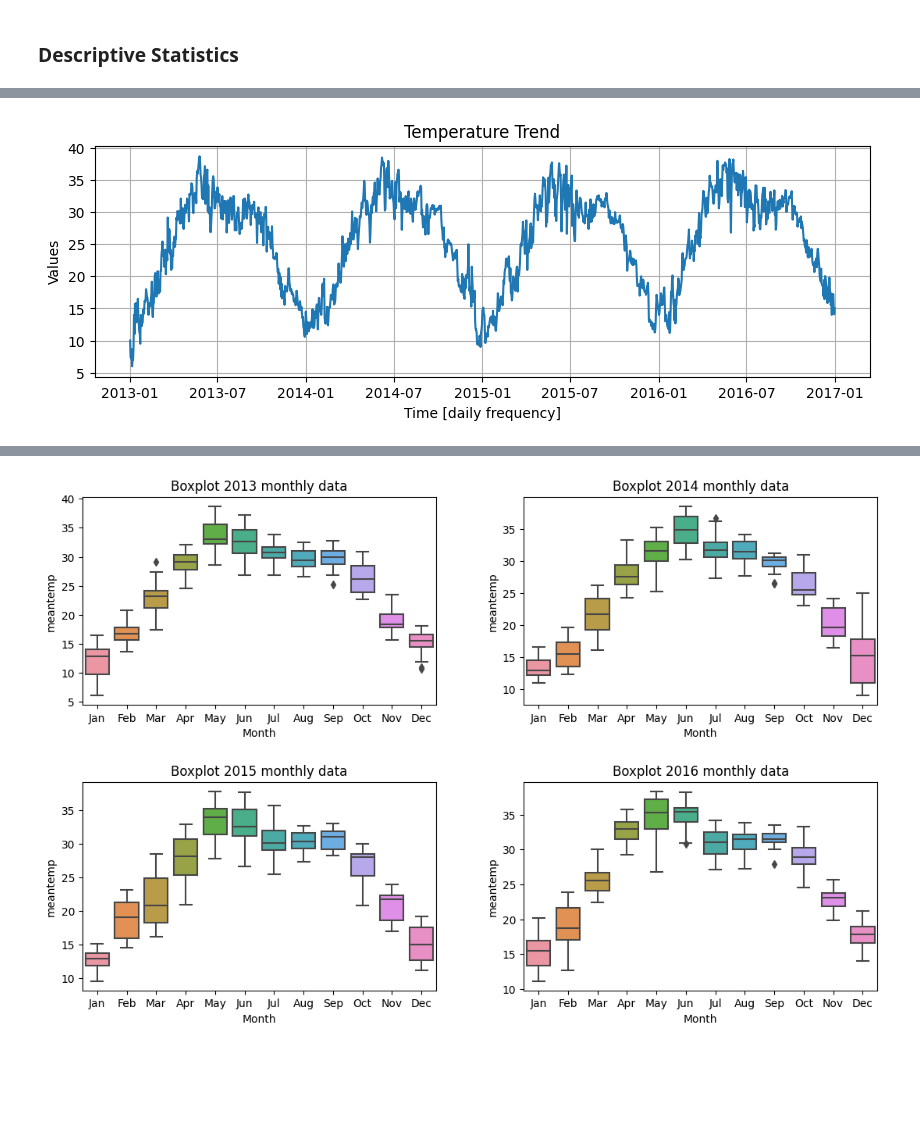
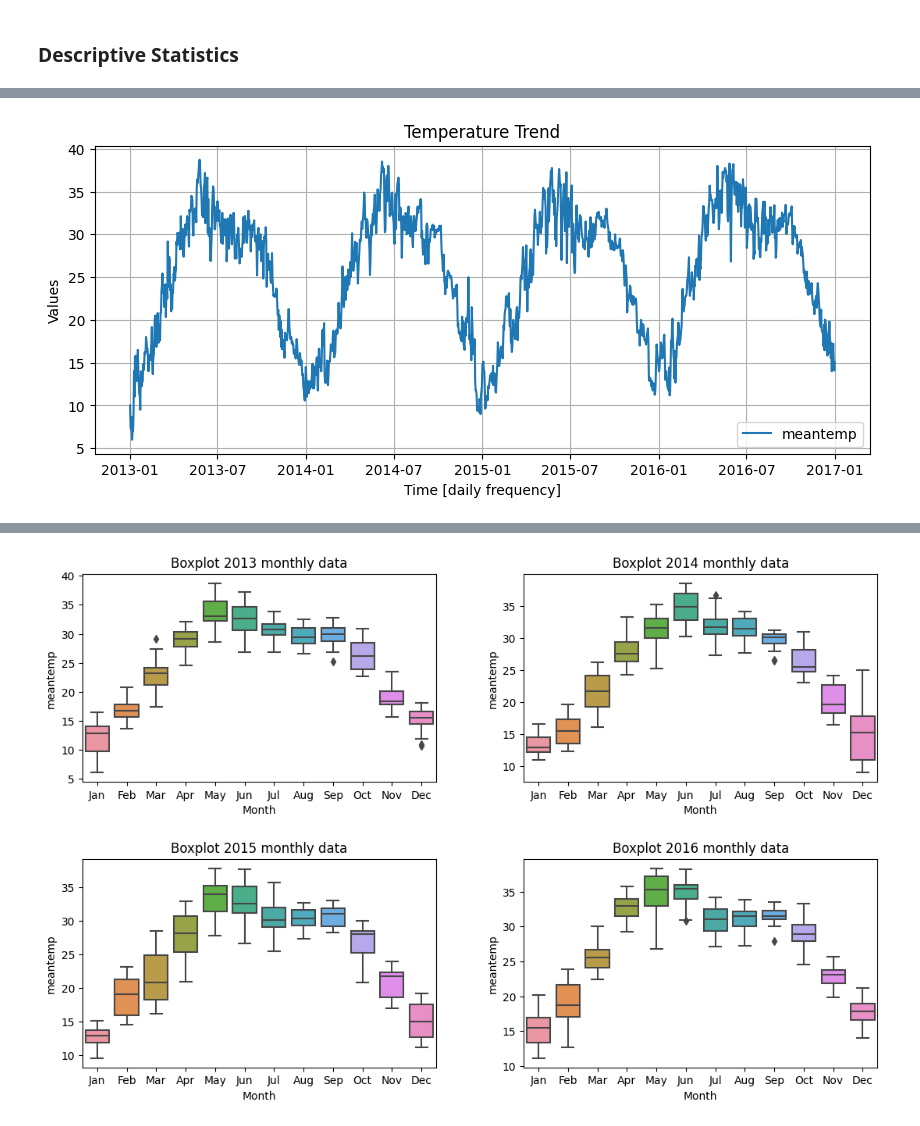
Before and after one commit to marcocolognesi/Weather_Forecast, a Jupyter notebook: project.ipynb, the cells around one changed output, grey strips where cells are left out. Saved outputs shown, nothing was run; the diff lists cells and outputs as text; code cells hidden in the pictures; blank space fills up the shorter version.

Commit message:
data viz

```diff
--- a/project.ipynb
+++ b/project.ipynb
@@ -107,10 +127,11 @@ data
 # %%
-plt.figure(figsize=(10,3))
+plt.figure(figsize=(10,4))
 plt.grid()
-plt.plot(data['meantemp'])
+plt.plot(data['meantemp'], label='meantemp')
 plt.title('Temperature Trend')
 plt.xlabel('Time [daily frequency]')
 plt.ylabel('Values')
+plt.legend(loc='lower right')
 plt.show()
 # %% [output]
-[figure, old version]
+[figure, new version]
```
Also changed, not shown: parts of 11 cells of this notebook.
